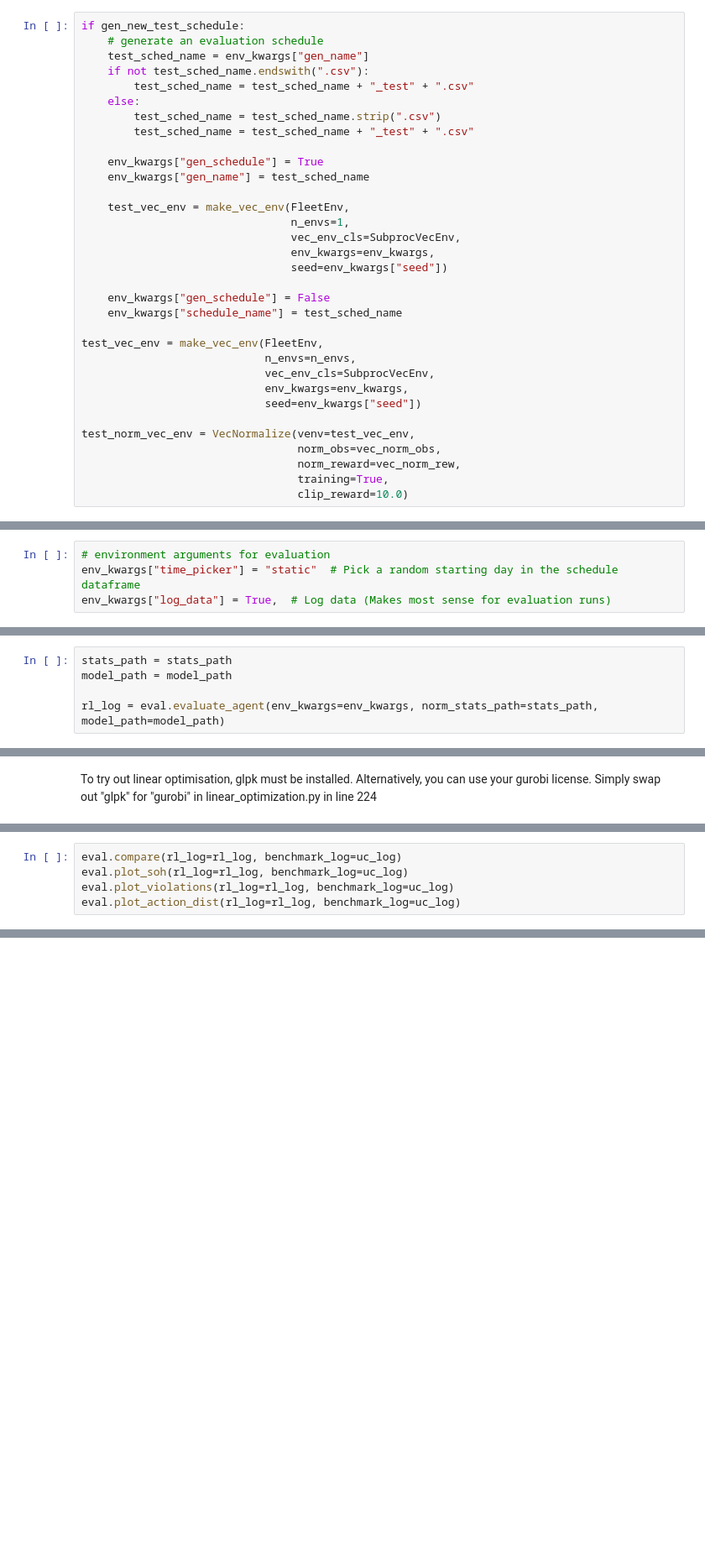
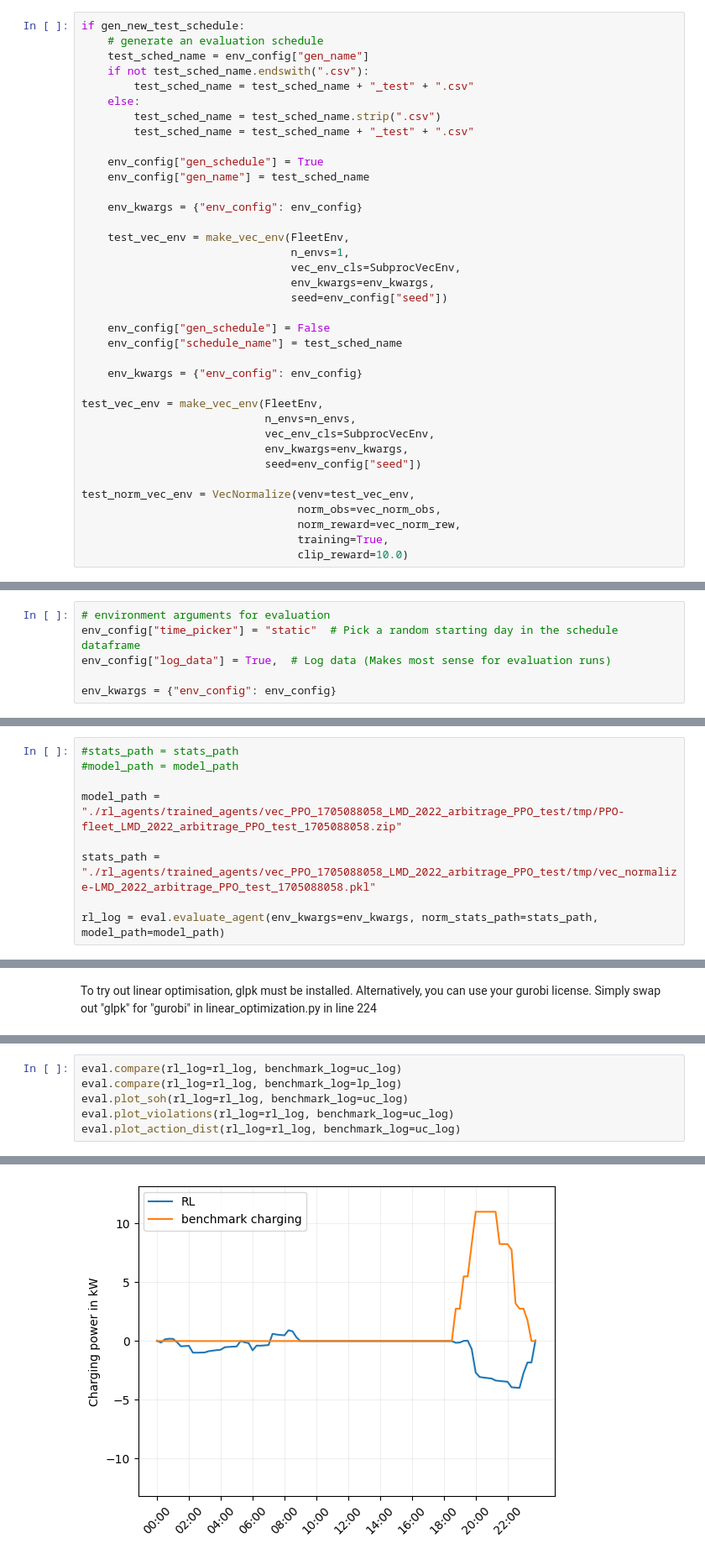
Before and after one commit to EnzoCording/FleetRL, a Jupyter notebook: complete_pipeline.ipynb, the cells around one changed output, grey strips where cells are left out. Shown at 84% size. Drawn from its saved outputs; the diff is of its cells as text; blank space fills up the shorter version.

Commit message:
Finished implementation of a config json. Fixed bugs and added improvements in linear_optimization.py.

```diff
--- a/complete_pipeline.ipynb
+++ b/complete_pipeline.ipynb
@@ -160,30 +172,34 @@ This creates a schedule for testing the trained agents on unseen data
 # %%
 if gen_new_test_schedule:
     # generate an evaluation schedule
-    test_sched_name = env_kwargs["gen_name"]
+    test_sched_name = env_config["gen_name"]
     if not test_sched_name.endswith(".csv"):
         test_sched_name = test_sched_name + "_test" + ".csv"
     else:
         test_sched_name = test_sched_name.strip(".csv")
         test_sched_name = test_sched_name + "_test" + ".csv"
 
-    env_kwargs["gen_schedule"] = True
-    env_kwargs["gen_name"] = test_sched_name
+    env_config["gen_schedule"] = True
+    env_config["gen_name"] = test_sched_name
+
+    env_kwargs = {"env_config": env_config}
 
     test_vec_env = make_vec_env(FleetEnv,
                                 n_envs=1,
                                 vec_env_cls=SubprocVecEnv,
                                 env_kwargs=env_kwargs,
-                                seed=env_kwargs["seed"])
+                                seed=env_config["seed"])
 
-    env_kwargs["gen_schedule"] = False
-    env_kwargs["schedule_name"] = test_sched_name
+    env_config["gen_schedule"] = False
+    env_config["schedule_name"] = test_sched_name
+
+    env_kwargs = {"env_config": env_config}
 
 test_vec_env = make_vec_env(FleetEnv,
                             n_envs=n_envs,
                             vec_env_cls=SubprocVecEnv,
                             env_kwargs=env_kwargs,
-                            seed=env_kwargs["seed"])
+                            seed=env_config["seed"])
 
 test_norm_vec_env = VecNormalize(venv=test_vec_env,
                                  norm_obs=vec_norm_obs,
@@ -294,14 +345,20 @@ for i in range(0, int(total_steps / saving_interval)):
 # %%
 # environment arguments for evaluation
-env_kwargs["time_picker"] = "static"  # Pick a random starting day in the schedule dataframe
-env_kwargs["log_data"] = True,  # Log data (Makes most sense for evaluation runs)
+env_config["time_picker"] = "static"  # Pick a random starting day in the schedule dataframe
+env_config["log_data"] = True,  # Log data (Makes most sense for evaluation runs)
+
+env_kwargs = {"env_config": env_config}
 # %%
 eval: Evaluation = BasicEvaluation(n_steps=n_eval_steps,
                                    n_evs=n_evs,
                                    n_episodes=n_eval_episodes,
                                    n_envs=1)
 # %%
-stats_path = stats_path
-model_path = model_path
+#stats_path = stats_path
+#model_path = model_path
+
+model_path = "./rl_agents/trained_agents/vec_PPO_1705088058_LMD_2022_arbitrage_PPO_test/tmp/PPO-fleet_LMD_2022_arbitrage_PPO_test_1705088058.zip"
+
+stats_path = "./rl_agents/trained_agents/vec_PPO_1705088058_LMD_2022_arbitrage_PPO_test/tmp/vec_normalize-LMD_2022_arbitrage_PPO_test_1705088058.pkl"
 
 rl_log = eval.evaluate_agent(env_kwargs=env_kwargs, norm_stats_path=stats_path, model_path=model_path)
@@ -325,5 +409,7 @@ uncontrolled_charging.plot_benchmark(uc_log)
 # %%
 eval.compare(rl_log=rl_log, benchmark_log=uc_log)
+eval.compare(rl_log=rl_log, benchmark_log=lp_log)
 eval.plot_soh(rl_log=rl_log, benchmark_log=uc_log)
 eval.plot_violations(rl_log=rl_log, benchmark_log=uc_log)
 eval.plot_action_dist(rl_log=rl_log, benchmark_log=uc_log)
+# %% [output]
@@ -329,0 +428 @@ eval.plot_action_dist(rl_log=rl_log, benchmark_log=uc_log)
+[figure, added]
```
Also changed, not shown: parts of 13 cells of this notebook, 42 other files.
